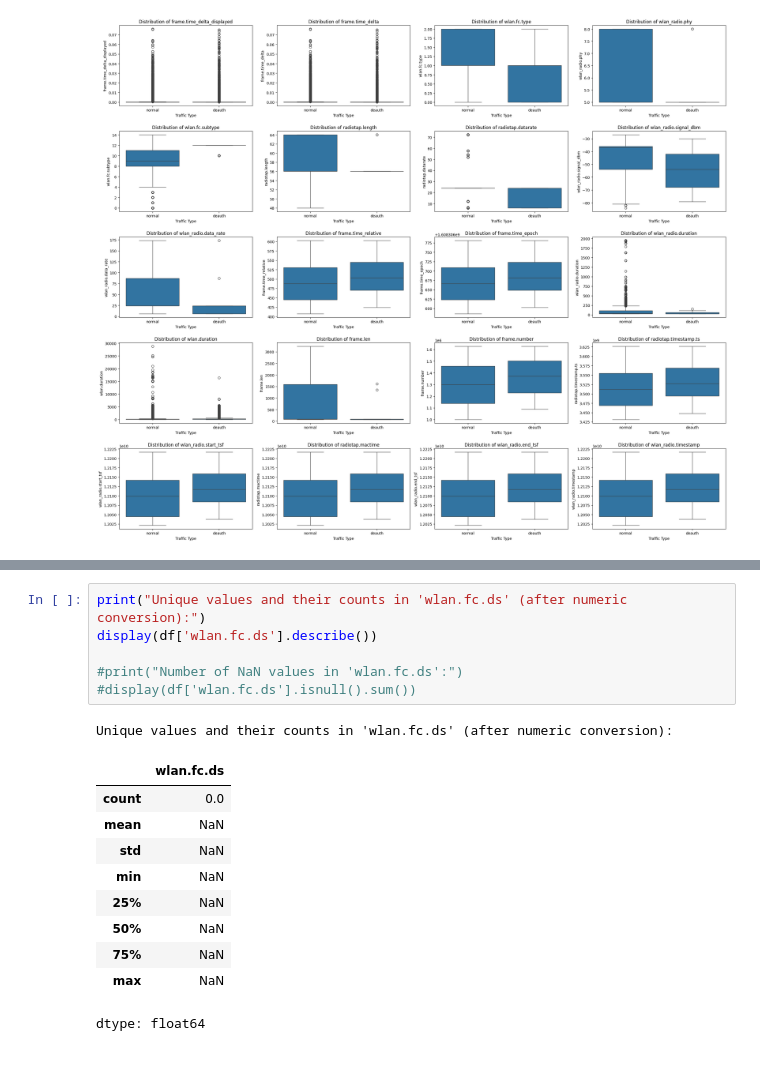
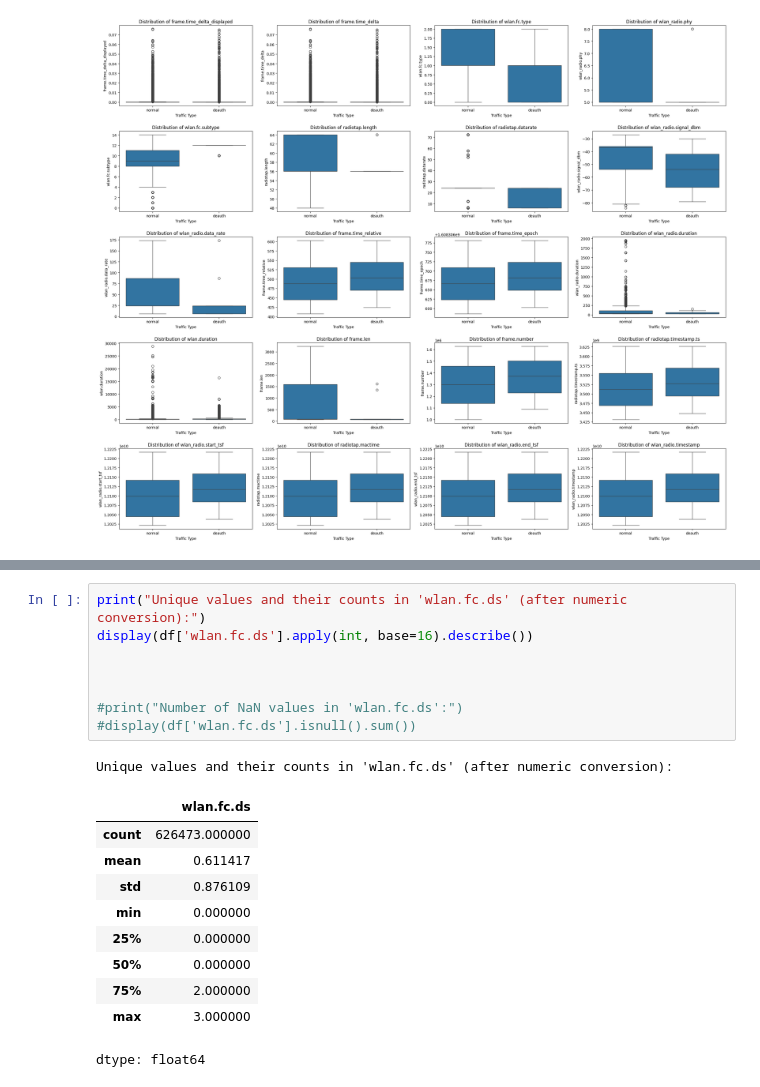
Before and after one commit to caroline-2204/AIWIDS_TEAM-21, a Jupyter notebook: ai-wids-complete/notebooks/Deauth.ipynb, the cells around one changed output, grey strips where cells are left out. Cells and saved outputs as stored; diff of their text form.

```diff
--- a/ai-wids-complete/notebooks/Deauth.ipynb
+++ b/ai-wids-complete/notebooks/Deauth.ipynb
@@ -164,18 +162,20 @@ dtype: float64
 # %%
 print("Unique values and their counts in 'wlan.fc.ds' (after numeric conversion):")
-display(df['wlan.fc.ds'].describe())
+display(df['wlan.fc.ds'].apply(int, base=16).describe())
+
+
 
 #print("Number of NaN values in 'wlan.fc.ds':")
 #display(df['wlan.fc.ds'].isnull().sum())
 # %% [output]
 Unique values and their counts in 'wlan.fc.ds' (after numeric conversion):
 |  | wlan.fc.ds |
-| count | 0.0 |
-| mean | NaN |
-| std | NaN |
-| min | NaN |
-| 25% | NaN |
-| 50% | NaN |
-| 75% | NaN |
-| max | NaN |
+| count | 626473.000000 |
+| mean | 0.611417 |
+| std | 0.876109 |
+| min | 0.000000 |
+| 25% | 0.000000 |
+| 50% | 0.000000 |
+| 75% | 2.000000 |
+| max | 3.000000 |
 dtype: float64
```
Also changed, not shown: parts of 2 cells of this notebook.
